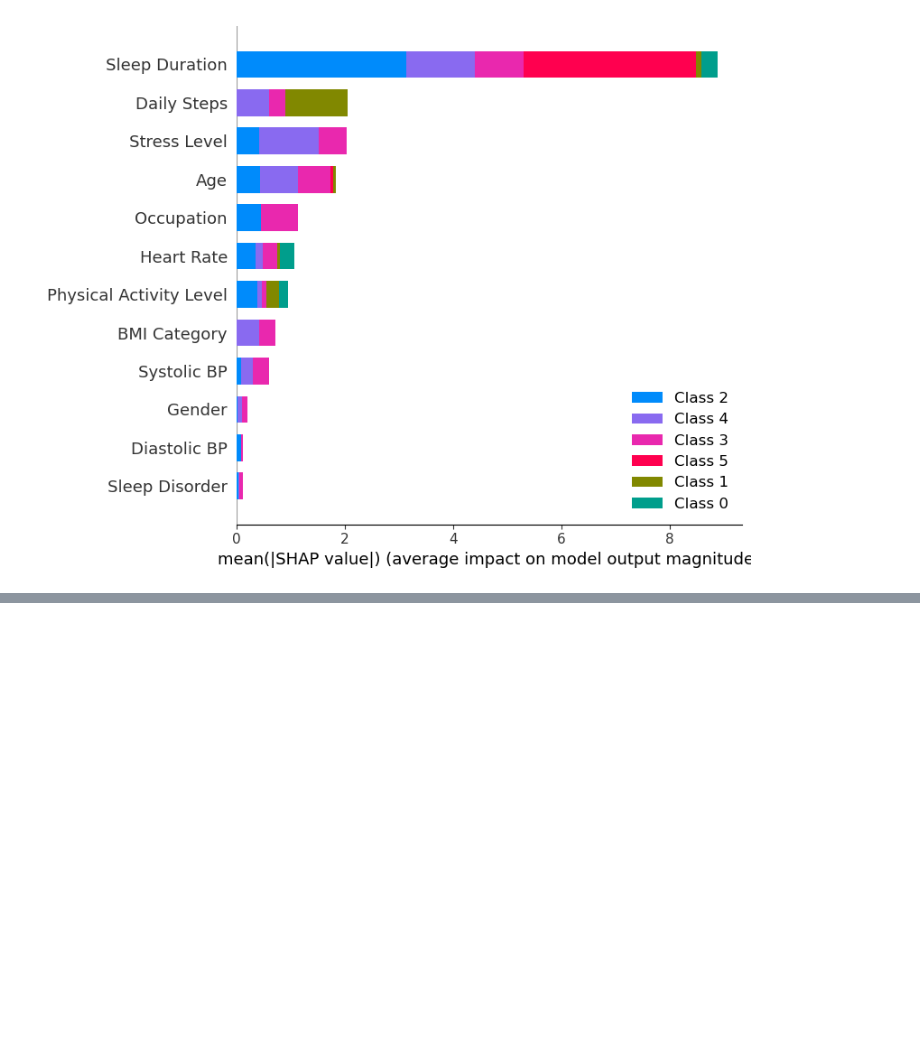
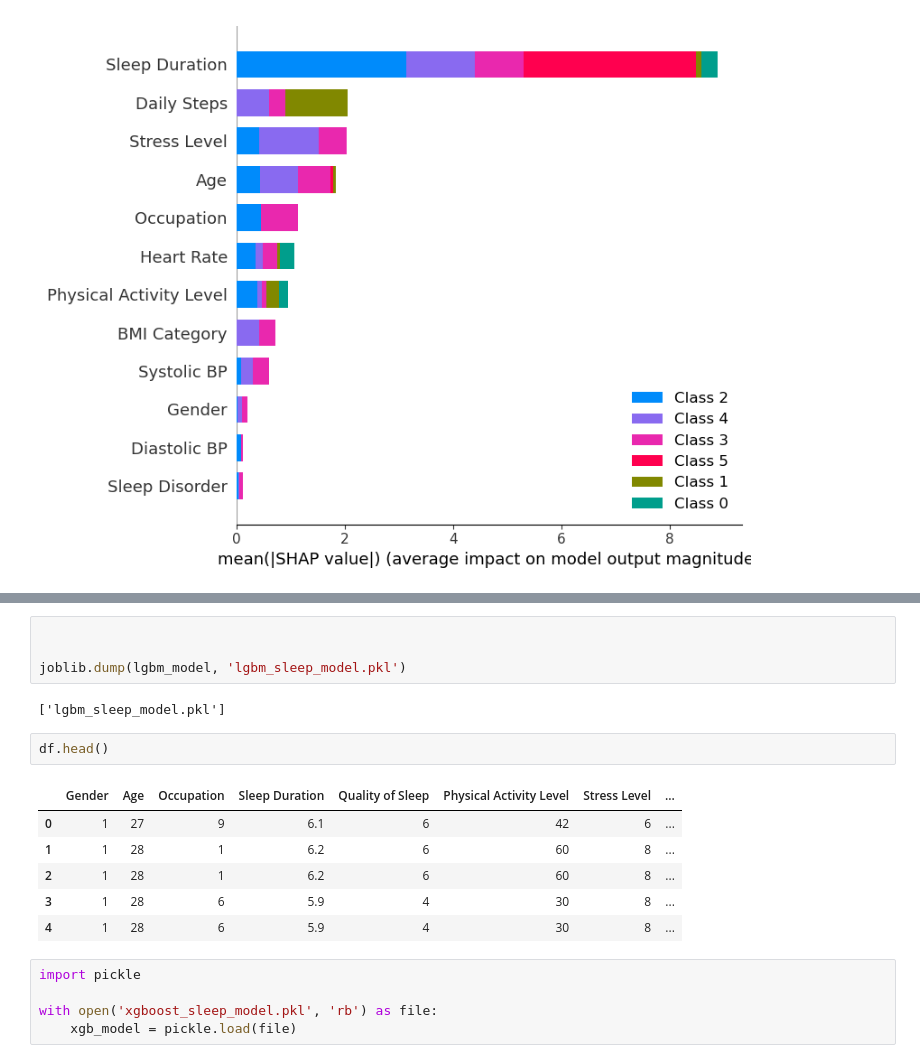
Before and after one commit to jadau1313/sleep-quality-prediction-app, a Jupyter notebook: notebooks/TrainModelNotebook2.ipynb, the cells around one changed output, grey strips where cells are left out. Saved outputs shown, nothing was run; the diff lists cells and outputs as text; blank space fills up the shorter version.

```diff
--- a/notebooks/TrainModelNotebook2.ipynb
+++ b/notebooks/TrainModelNotebook2.ipynb
@@ -395,0 +536,20 @@ shap.summary_plot(shap_values, X)
+# %%
+
+
+joblib.dump(lgbm_model, 'lgbm_sleep_model.pkl')
+# %% [output]
+['lgbm_sleep_model.pkl']
+# %%
+df.head()
+# %% [output]
+|  | Gender | Age | Occupation | Sleep Duration | Quality of Sleep | Physical Activity Level | Stress Level | ... |
+| 0 | 1 | 27 | 9 | 6.1 | 6 | 42 | 6 | ... |
+| 1 | 1 | 28 | 1 | 6.2 | 6 | 60 | 8 | ... |
+| 2 | 1 | 28 | 1 | 6.2 | 6 | 60 | 8 | ... |
+| 3 | 1 | 28 | 6 | 5.9 | 4 | 30 | 8 | ... |
+| 4 | 1 | 28 | 6 | 5.9 | 4 | 30 | 8 | ... |
+# %%
+import pickle
+
+with open('xgboost_sleep_model.pkl', 'rb') as file:
+    xgb_model = pickle.load(file)
```
Also changed, not shown: parts of 17 cells of this notebook.
